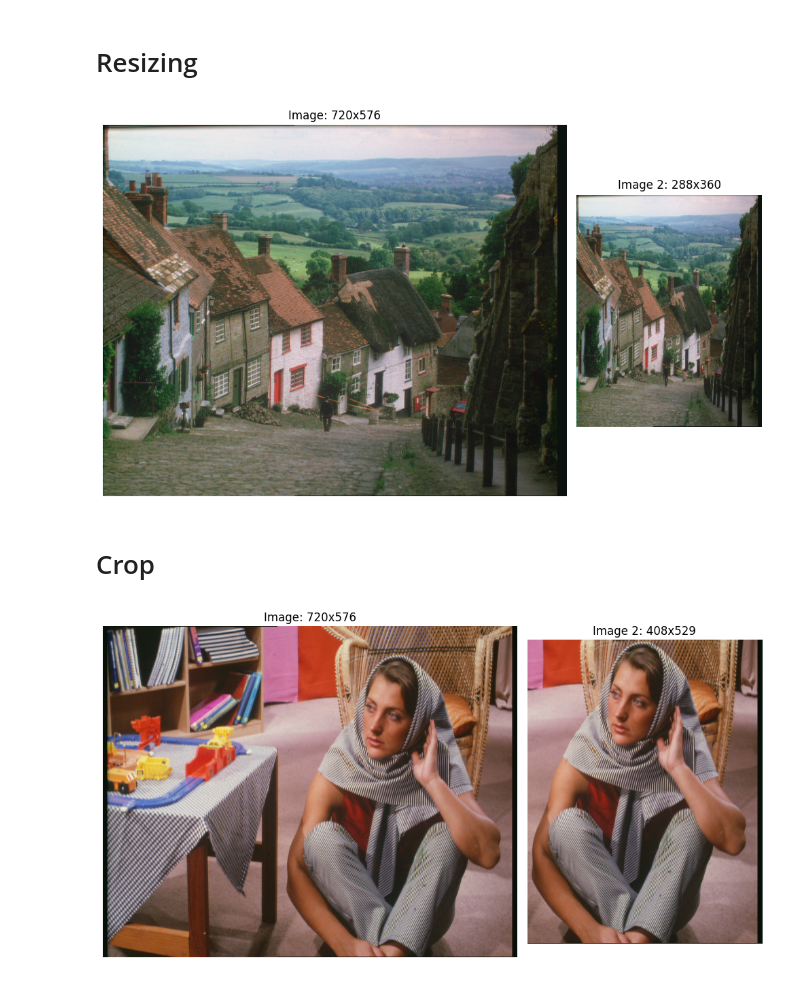
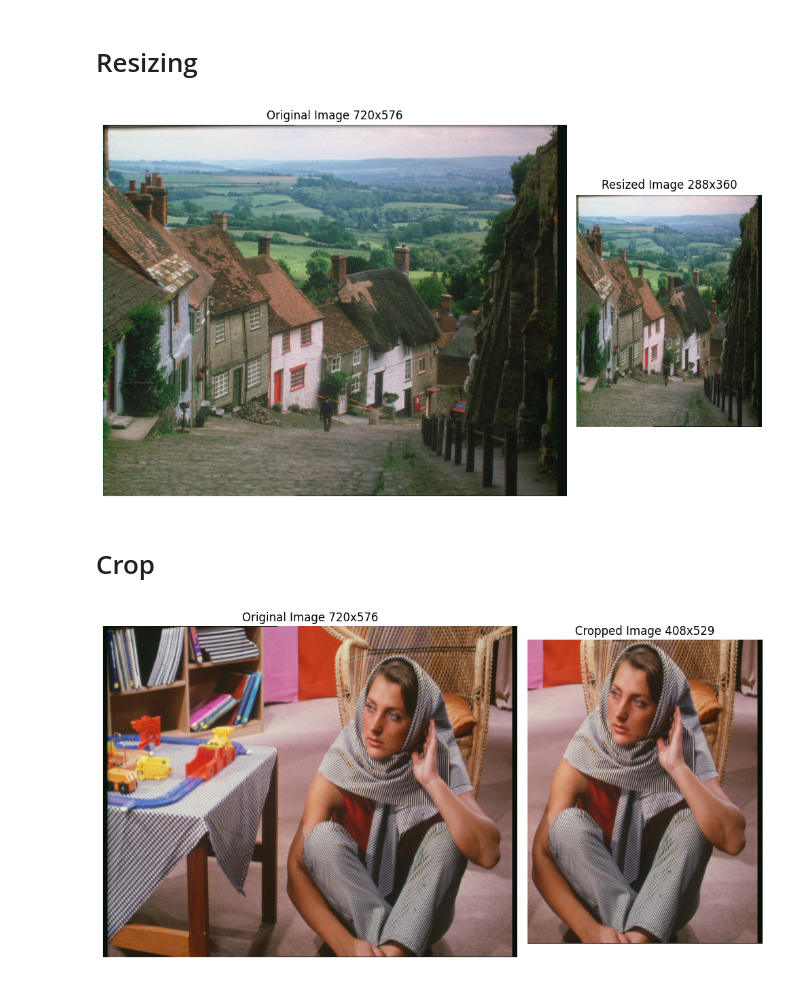
Before and after one commit to mr-1o1/CV, a Jupyter notebook: fundamentals/io_image.ipynb, the cells around one changed output. Cells and saved outputs as stored; diff of their text form; code cells hidden in the pictures.

```diff
--- a/fundamentals/io_image.ipynb
+++ b/fundamentals/io_image.ipynb
@@ -49,34 +49,18 @@ plt.imshow(img_rgb)
 # %%
 img_bgr = cv2.imread(f'{img_dir}/rgb/classic/goldhill.ppm')  # reading image | cv2 reads in BGR format
 img_rgb = cv2.cvtColor(img_bgr, cv2.COLOR_BGR2RGB)  # BGR to RGB
 
 height, width, channels = img_rgb.shape  # shape of the original image
 img_resized = cv2.resize(img_rgb, (height//2, width//2))  # downsizing by half
 
-fig = plt.figure(figsize=(10, 6))
-
-# Calculate width ration between image dimensions
-width_ratio = img_rgb.shape[1] / img_resized.shape[1]
-
-# Create GridSpec with 1 row and 2 columns with custom with ratios
-gs = gridspec.GridSpec(1, 2, width_ratios=[width_ratio, 1])
-
-# Plot first image
-ax1 = plt.subplot(gs[0])
-ax1.imshow(img_rgb)
-ax1.axis('off')
-ax1.set_title(f'Image: {img_rgb.shape[1]}x{img_rgb.shape[0]}')
-
-# Plot second image
-ax2 = plt.subplot(gs[1])
-ax2.imshow(img_resized)
-ax2.axis('off')
-ax2.set_title(f'Image 2: {img_resized.shape[1]}x{img_resized.shape[0]}')
-
-plt.tight_layout()
-plt.show()
+show_two_imgs_in_grid(
+    img1 = img_rgb,
+    img2 = img_resized,
+    img1_title = f"Original Image {get_img_dim_str(img_rgb)}",
+    img2_title = f"Resized Image {get_img_dim_str(img_resized)}",
+)
 # %% [output]
-[figure, old version]
+[figure, new version]
 # %% [markdown]
 # Crop
 # %%
@@ -85,27 +69,12 @@ img_rgb = cv2.cvtColor(img_bgr, cv2.COLOR_BGR2RGB)  # BGR to RGB
 
 img_cropped = img_rgb[47:, 312:]
 
-fig = plt.figure(figsize=(10, 6))
 
-# Calculate width ration between image dimensions
-width_ratio = img_rgb.shape[1] / img_cropped.shape[1]
-
-# Create GridSpec with 1 row and 2 columns with custom with ratios
-gs = gridspec.GridSpec(1, 2, width_ratios=[width_ratio, 1])
-
-# Plot first image
-ax1 = plt.subplot(gs[0])
-ax1.imshow(img_rgb)
-ax1.axis('off')
-ax1.set_title(f'Image: {img_rgb.shape[1]}x{img_rgb.shape[0]}')
-
-# Plot second image
-ax2 = plt.subplot(gs[1])
-ax2.imshow(img_cropped)
-ax2.axis('off')
-ax2.set_title(f'Image 2: {img_cropped.shape[1]}x{img_cropped.shape[0]}')
-
-plt.tight_layout()
-plt.show()
+show_two_imgs_in_grid(
+    img1 = img_rgb,
+    img2 = img_cropped,
+    img1_title = f"Original Image {get_img_dim_str(img_rgb)}",
+    img2_title = f"Cropped Image {get_img_dim_str(img_cropped)}",
+)
 # %% [output]
-[figure, old version]
+[figure, new version]
```
Also changed, not shown: parts of 4 cells of this notebook.
